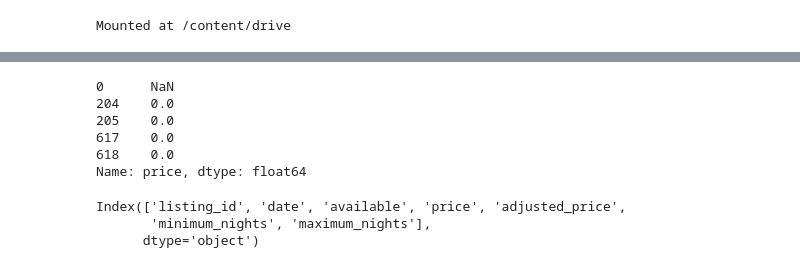
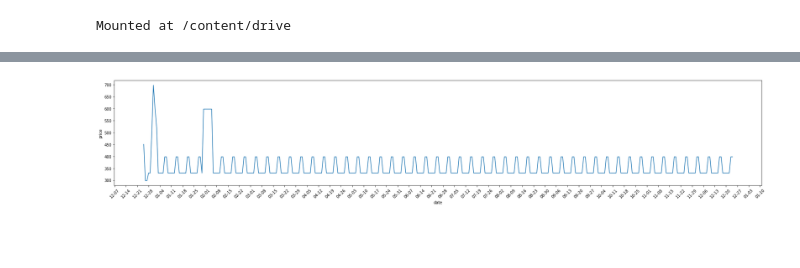
Before and after one commit to anqi-guo/udacity-dsnd-project1, a Jupyter notebook: calendar.ipynb, the cells around one changed output, grey strips where cells are left out. Drawn from its saved outputs; the diff is of its cells as text; code cells hidden in the pictures; blank space fills up the shorter version.

```diff
--- a/calendar.ipynb
+++ b/calendar.ipynb
@@ -91,10 +20,0 @@ Name: t, Length: 359, dtype: float64
-# %%
-import seaborn as sns
-
-g_sh['city'] = 'sh'
-g_ny['city'] = 'ny'
-
-g = g_sh.append(g_ny)
-
-sns.set(rc={'figure.figsize':(20,5)}, style="white", palette="Set2")
-sns.histplot(data=g, x="t", hue='city', kde=True, bins=36);
@@ -103 +40,6 @@ sns.histplot(data=g, x="t", hue='city', kde=True, bins=36);
+# %%
+df['date'] = pd.to_datetime(df['date'])
+df['price'] = df['price'].apply(lambda x: float(x[1:].replace(',','')) if type(x)==str else x)
+df['adjusted_price'] = df['adjusted_price'].apply(lambda x: float(x[1:].replace(',','')) if type(x)==str else x)
+df.sort_values(by=['listing_id', 'date'], inplace=True)
 # %% [markdown]
@@ -122,15 +47,21 @@ df_ny.head()
-# %%
-g_ny.head()
-# %% [output]
-0      NaN
-204    0.0
-205    0.0
-617    0.0
-618    0.0
-Name: price, dtype: float64
-# %%
-df_sh.columns
-# %% [output]
-Index(['listing_id', 'date', 'available', 'price', 'adjusted_price',
-       'minimum_nights', 'maximum_nights'],
-      dtype='object')
+# %%
+import random
+
+listing_id = random.choice(df['listing_id'].unique())
+data = df.query(f'listing_id == {listing_id}')
+
+import matplotlib.pyplot as plt
+import matplotlib.dates as md
+import seaborn as sns
+
+fig, ax = plt.subplots(figsize = (30, 5))
+sns.lineplot(data=data, x='date', y='price');
+
+# specify the position of the major ticks at the beginning of the week
+ax.xaxis.set_major_locator(md.WeekdayLocator(byweekday = 1));
+# specify the format of the labels as 'year-month-day'
+ax.xaxis.set_major_formatter(md.DateFormatter('%m-%d'));
+# (optional) rotate by 90° the labels in order to improve their spacing
+plt.setp(ax.xaxis.get_majorticklabels(), rotation = 45);
+# %% [output]
+[figure, added]
```
Also changed, not shown: parts of 19 cells of this notebook.
